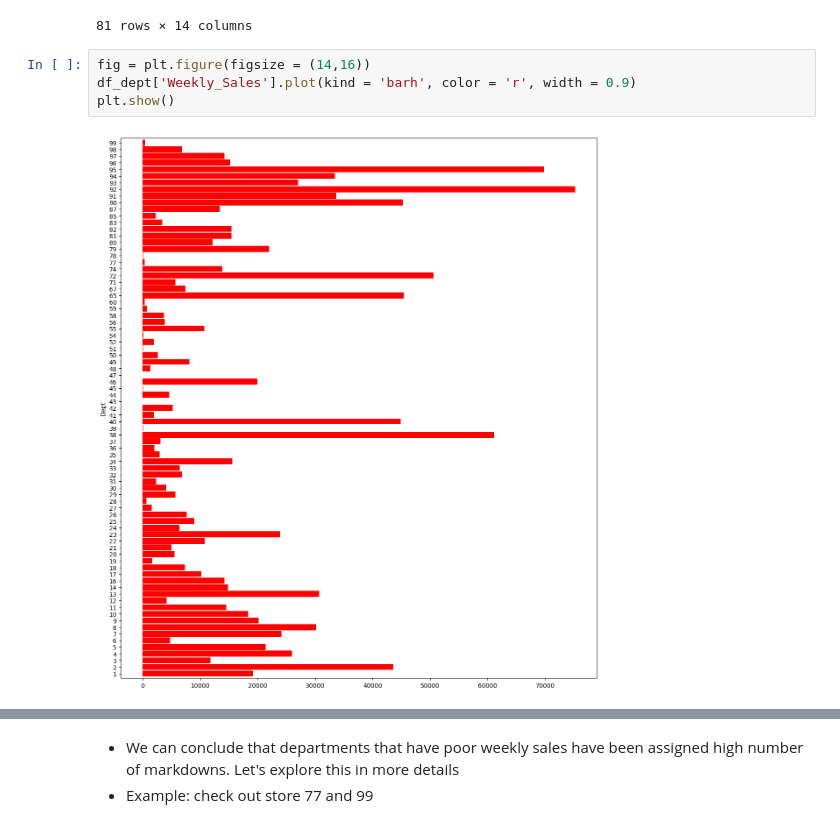
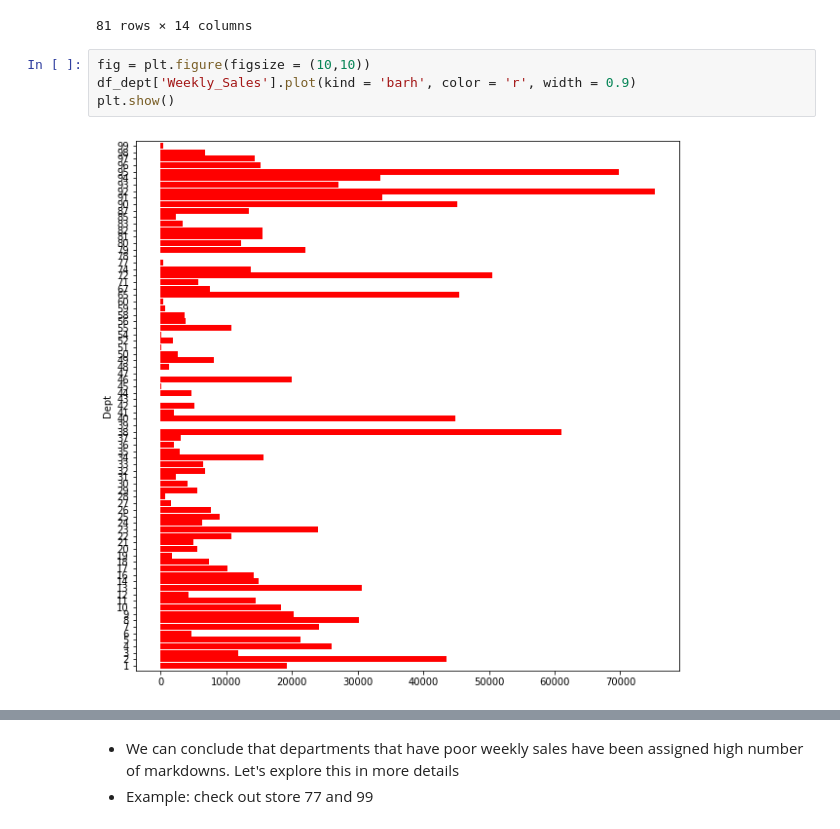
Before and after one commit to Sebastian1981/AWS_Sagemaker_Sales_Prediction, a Jupyter notebook: experiment/01_sales_forecast_eda.ipynb, the cells around one changed output, grey strips where cells are left out. Cells and saved outputs as stored; diff of their text form.

Commit message:
update figures

```diff
--- a/experiment/01_sales_forecast_eda.ipynb
+++ b/experiment/01_sales_forecast_eda.ipynb
@@ -512,9 +533,9 @@ df_dept
 | 99 | 21.438515 | 415.487065 | 0.110209 | 62.813596 | 3.592702 | 7741.403376 | 2164.573063 | 1734.841903 | 3897.476369 | ... |
 81 rows × 14 columns
 # %%
-fig = plt.figure(figsize = (14,16))
+fig = plt.figure(figsize = (10,10))
 df_dept['Weekly_Sales'].plot(kind = 'barh', color = 'r', width = 0.9)
 plt.show()
 # %% [output]
-[figure, old version]
+[figure, new version]
 # %%
```
Also changed, not shown: parts of 19 cells of this notebook.
